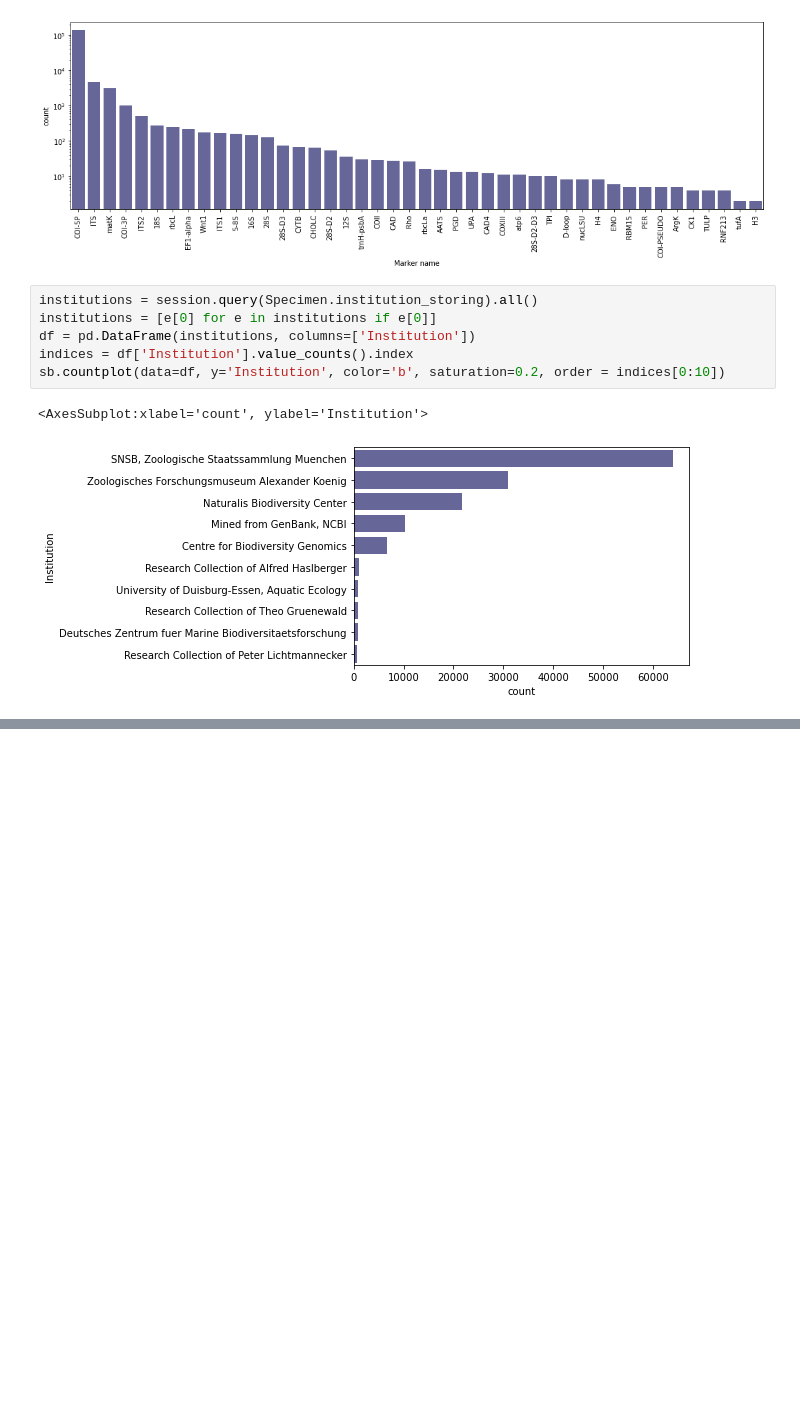
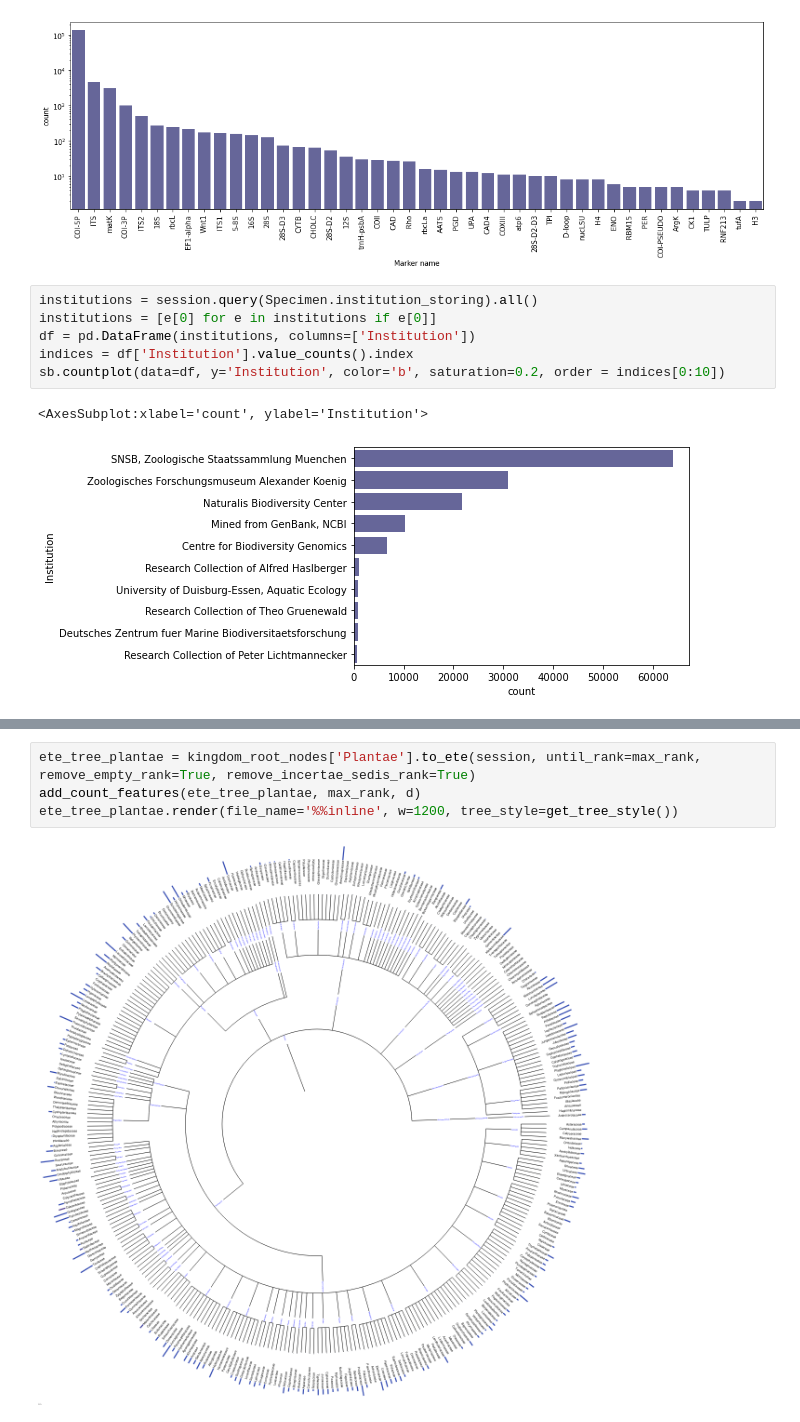
Before and after one commit to bge-barcoding/ibol-europe-gaplist-app, a Jupyter notebook: jupyter/scripts/report.ipynb, the cells around one changed output, grey strips where cells are left out. Cells and saved outputs as stored; diff of their text form; blank space fills up the shorter version.

```diff
--- a/jupyter/scripts/report.ipynb
+++ b/jupyter/scripts/report.ipynb
@@ -113,0 +179,6 @@ total_bc 131218
+# %%
+ete_tree_plantae = kingdom_root_nodes['Plantae'].to_ete(session, until_rank=max_rank, remove_empty_rank=True, remove_incertae_sedis_rank=True)
+add_count_features(ete_tree_plantae, max_rank, d)
+ete_tree_plantae.render(file_name='%%inline', w=1200, tree_style=get_tree_style())
+# %% [output]
+[figure, added]
```
Also changed, not shown: parts of 7 cells of this notebook, 1 other file.
